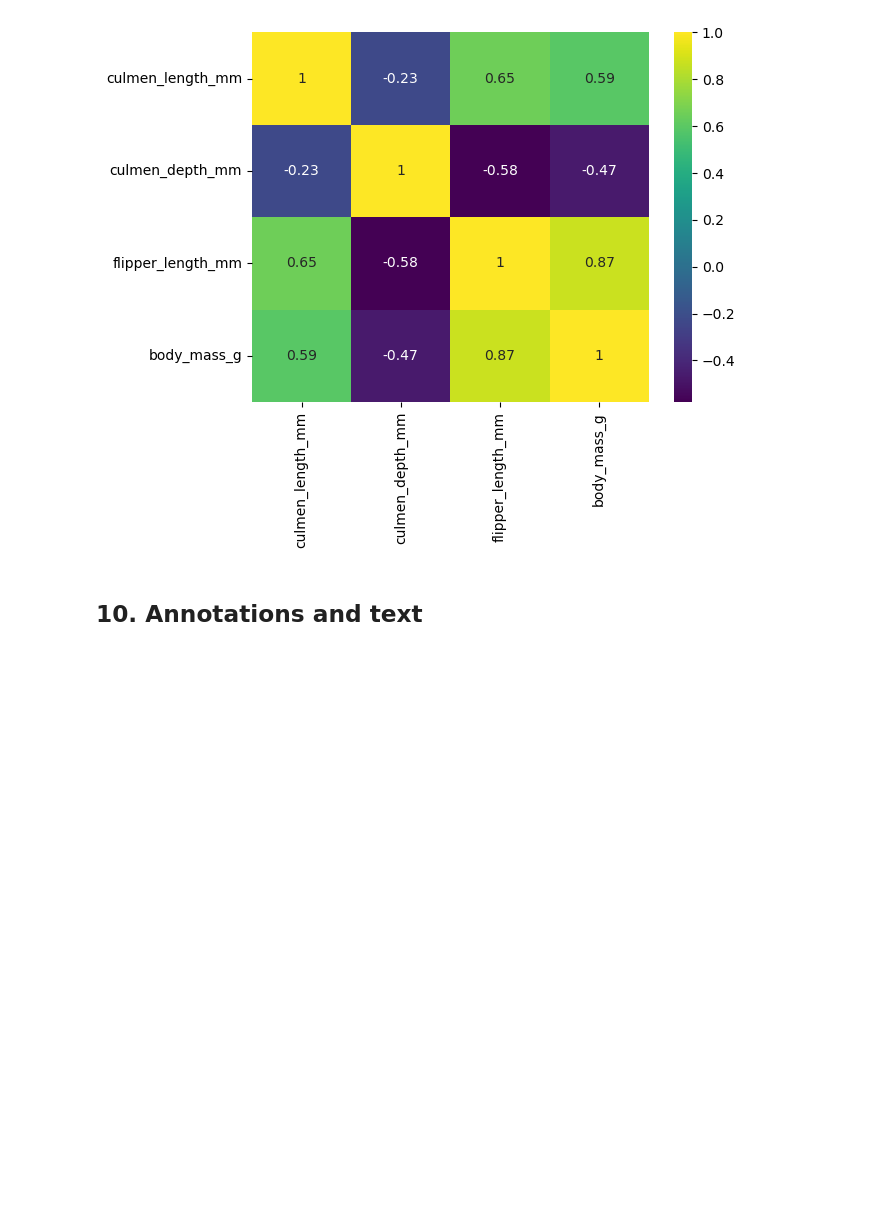
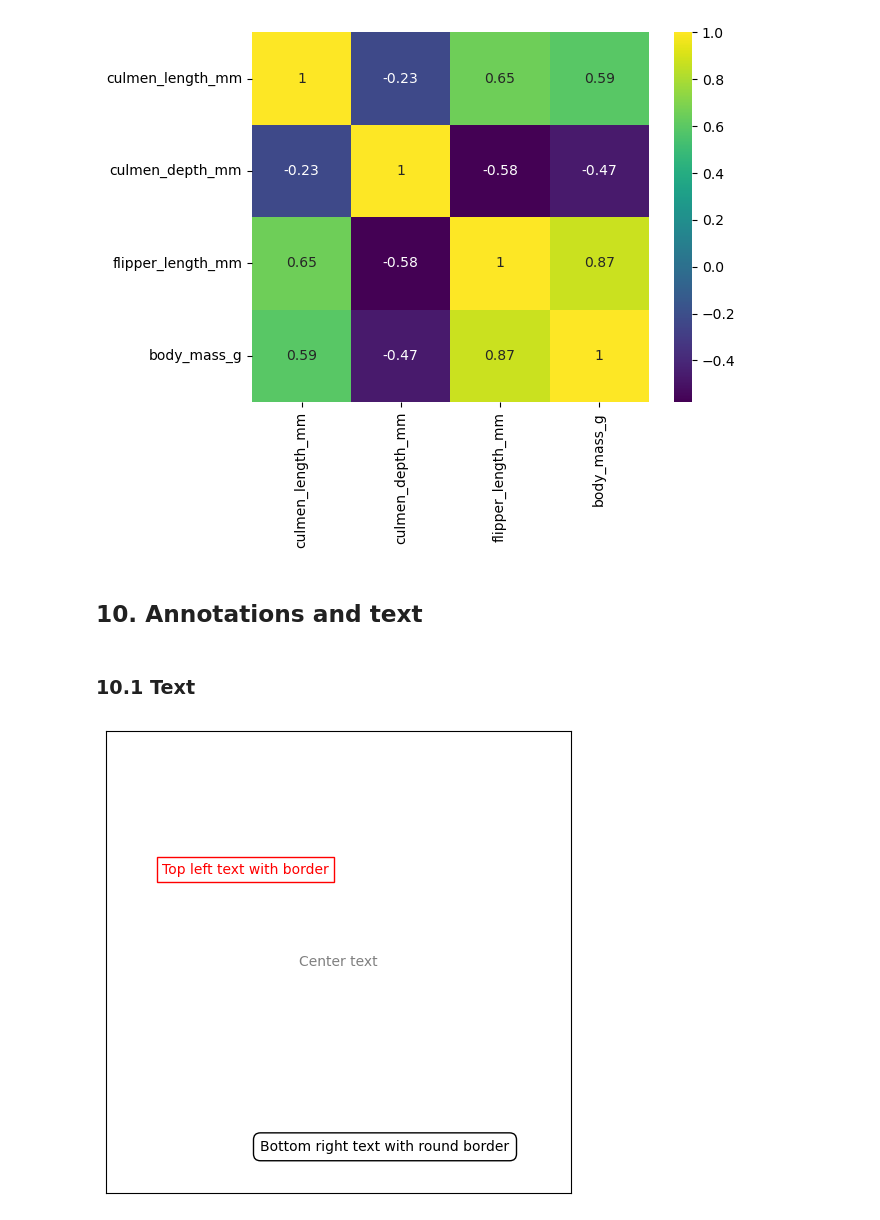
Before and after one commit to mikjf/data_visualization, a Jupyter notebook: fun_with_graphs.ipynb, the cells around one changed output. Cells and saved outputs as stored; diff of their text form; code cells hidden in the pictures; blank space fills up the shorter version.

Commit message:
edited data visualization recap and finished fun with graphs

```diff
--- a/fun_with_graphs.ipynb
+++ b/fun_with_graphs.ipynb
@@ -300,3 +300,29 @@ sns.heatmap(penguins_size.corr(), annot = True, cmap = 'viridis');
 [figure]
 # %% [markdown]
 ## 10. Annotations and text
+# %% [markdown]
+### 10.1 Text
+# %%
+# text on graphs
+
+fig, ax = plt.subplots(figsize=(6, 6), dpi=100)
+
+# coordinates, text, color, va/ha determines if coordinate is in the center/left/right of text
+# center text
+ax.text(0.5, 0.5, 'Center text', color='gray', va="center", ha="center")
+
+# top left
+ax.text(0.3, 0.7, 'Top left text with border', color='red', va="center", ha="center",
+        bbox=dict(facecolor='none', edgecolor='red')) #bbox sets an element for the box that wraps the text.
+
+# bottom right
+ax.text(0.6, 0.1, 'Bottom right text with round border', color='black', va="center", ha="center",
+        bbox=dict(facecolor='none', edgecolor='black', boxstyle='round, pad=0.5'))
+
+# hide ticks w/ empty list
+ax.set_xticks([])
+ax.set_yticks([])
+
+plt.show()
+# %% [output]
+[figure, added]
```
Also changed, not shown: parts of 10 cells of this notebook, 1 other file.
